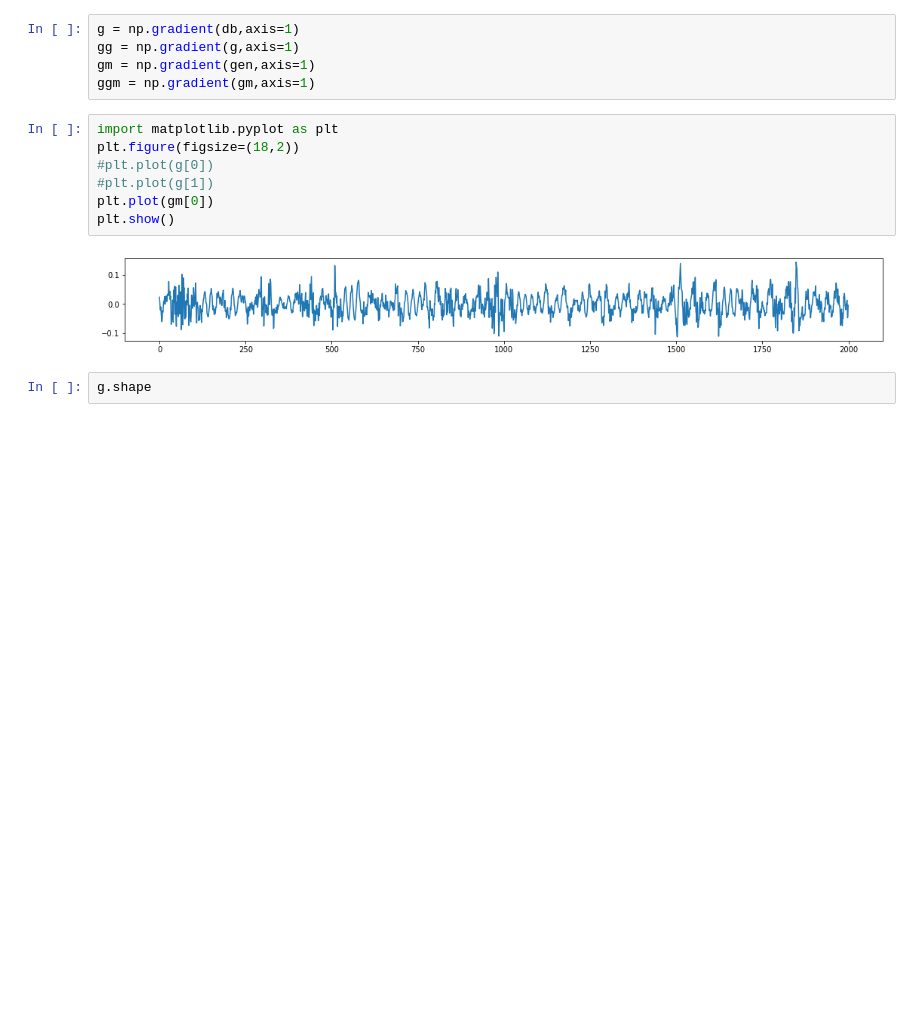
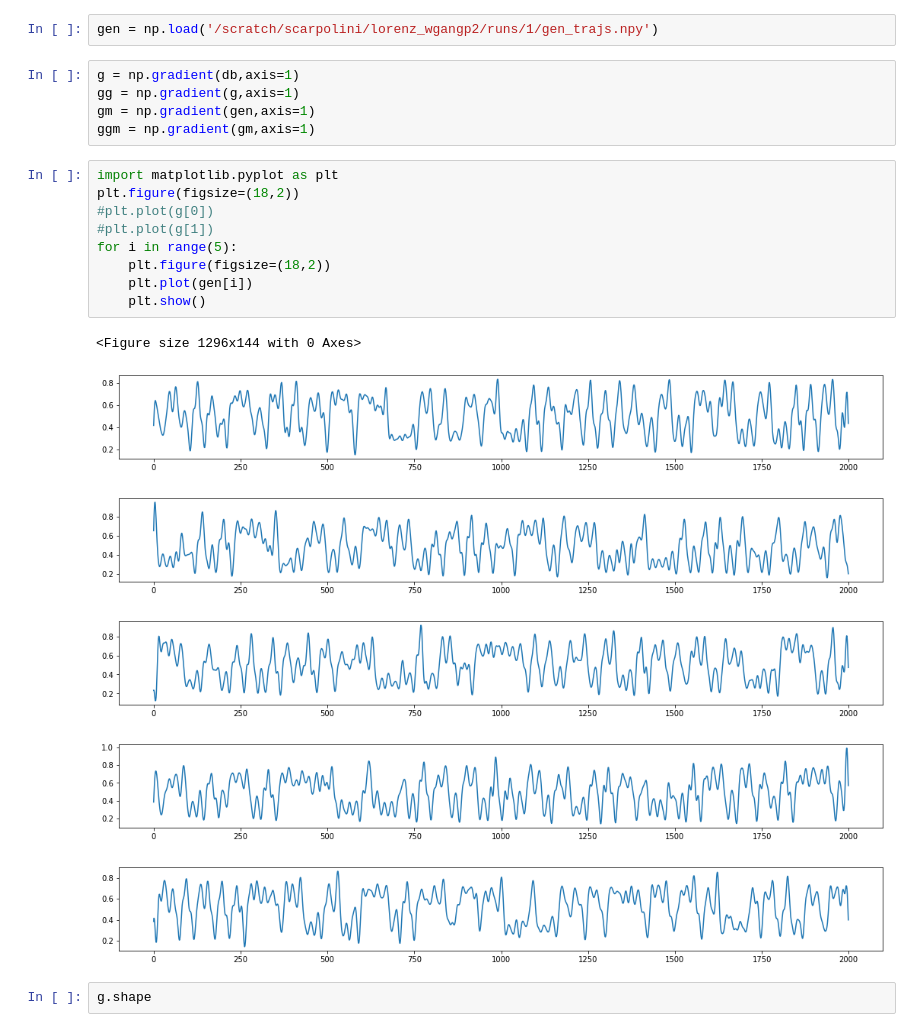
Before and after one commit to scarpma/lorenz, a Jupyter notebook: gradients.ipynb, the cells around one changed output. Saved outputs shown, nothing was run; the diff lists cells and outputs as text; blank space fills up the shorter version.

```diff
--- a/gradients.ipynb
+++ b/gradients.ipynb
@@ -77,3 +76,5 @@ first_validation: 45000
+# %%
+gen = np.load('/scratch/scarpolini/lorenz_wgangp2/runs/1/gen_trajs.npy')
 # %%
 g = np.gradient(db,axis=1)
 gg = np.gradient(g,axis=1)
@@ -82,12 +83,19 @@ ggm = np.gradient(gm,axis=1)
 # %%
 import matplotlib.pyplot as plt
 plt.figure(figsize=(18,2))
 #plt.plot(g[0])
 #plt.plot(g[1])
-plt.plot(gm[0])
-plt.show()
+for i in range(5):
+    plt.figure(figsize=(18,2))
+    plt.plot(gen[i])
+    plt.show()
 # %% [output]
+<Figure size 1296x144 with 0 Axes>
-[figure, old version]
+[figure, new version]
+[figure, added]
+[figure, added]
+[figure, added]
+[figure, added]
 # %%
 g.shape
 # %% [output]
```
Also changed, not shown: parts of 3 cells of this notebook, 21 other files.
